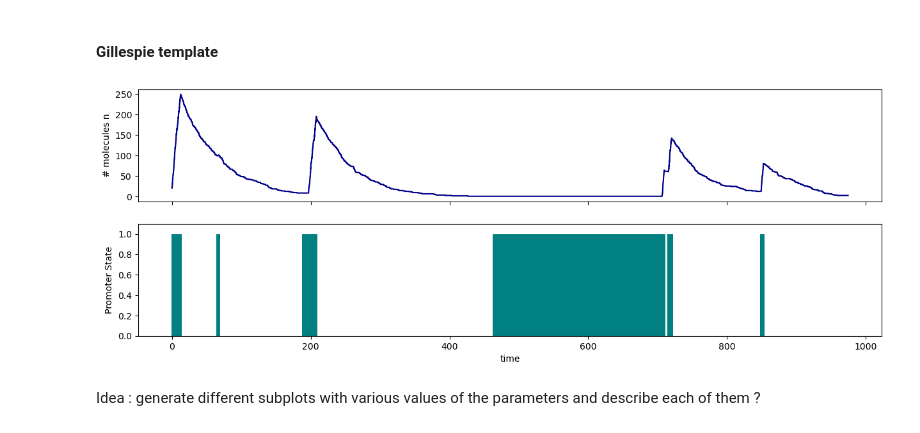
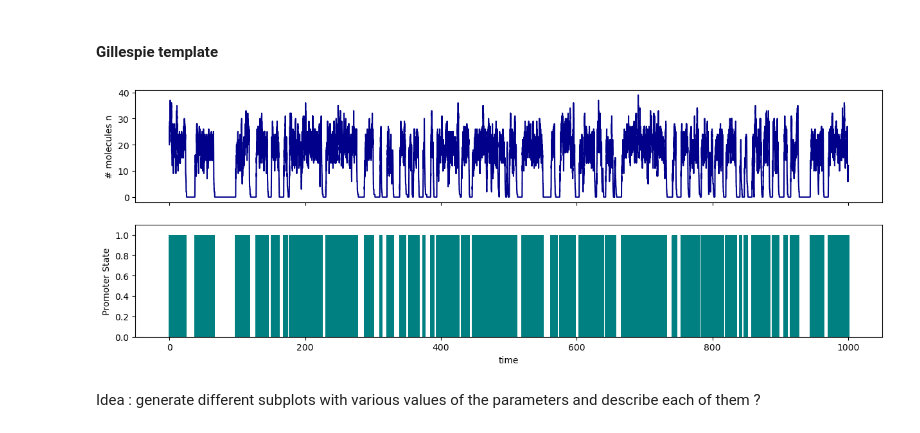
Before and after one commit to morri4shao/Genome-to-Function-class-project3, a Jupyter notebook: Module3_A.ipynb, the cells around one changed output. Saved outputs shown, nothing was run; the diff lists cells and outputs as text; code cells hidden in the pictures.

Commit message:
added a few functions and graphs

```diff
--- a/Module3_A.ipynb
+++ b/Module3_A.ipynb
@@ -134,25 +135,26 @@ def plot_gillespie_telegraph(n, g, t):
 # %%
 #initial conditions for the state (g,n) at time t=0
 g_0 = 1 # Initial promoter state
 n_0 = 20 # Initial count of species n
 
 DT = 0.01 # Time interval for returning/printing the output
 t_end = 1000 #Total simulation time in minutes
 
 #Parameters
-s = 20 # Number of initiations per minute
-k = 0.02 # Degradation rate, 1/k = 50 min
-k_off = 1/15 #Switching off rate, t_on = 1/k_off = 15 min
-k_on  = 1/120 #Switching on rate, t_off = 1/k_on = 120 min
+s = 40 # Number of initiations per minute
+k = 2 # Degradation rate, 1/k = 50 min
+k_off = 1/10 #Switching off rate, t_on = 1/k_off = 15 min
+k_on  = 1/5 #Switching on rate, t_off = 1/k_on = 120 min
 
 parameters = [s, k, k_on, k_off]
 
 # Run Gillespie simulation
 n, g, t = run_gillespie_telegraph(n_0, g_0, parameters, t_end, DT)
 
 # Plot the results
+#subplot = plt.subplot(3)
 plot_gillespie_telegraph(n, g, t)
 # %% [output]
-[figure, old version]
+[figure, new version]
 # %% [markdown]
 Idea : generate different subplots with various values of the parameters and describe each of them ?
```
Also changed, not shown: parts of 9 cells of this notebook.
